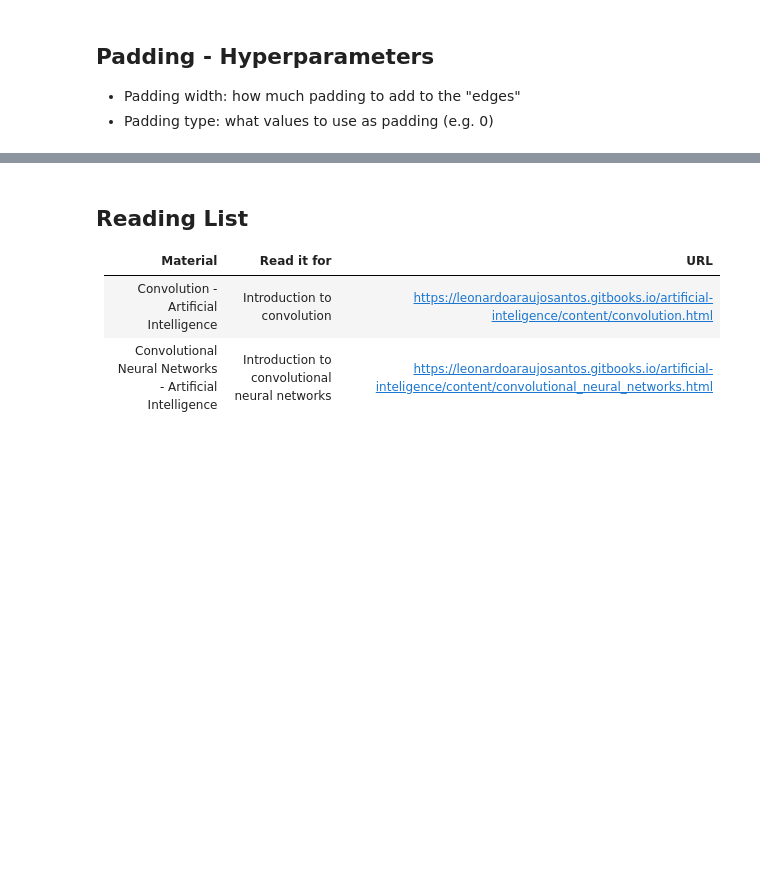
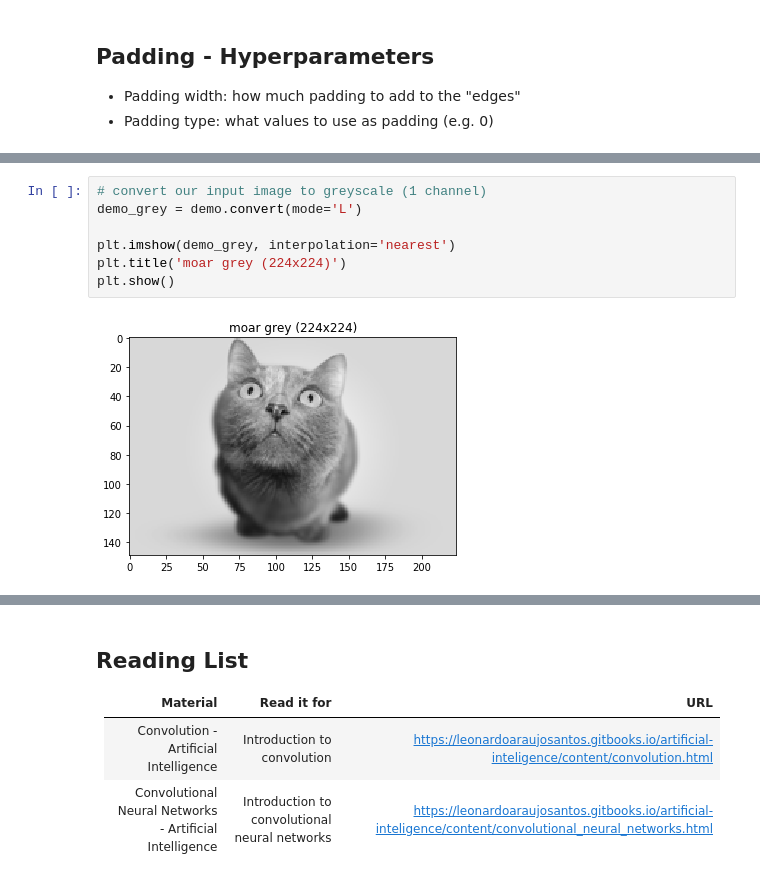
Before and after one commit to lisaong/mldds-courseware, a Jupyter notebook: 03_TextImage/image.ipynb, the cells around one changed output, grey strips where cells are left out. Drawn from its saved outputs; the diff is of its cells as text; blank space fills up the shorter version.

Commit message:
convolution demo

```diff
--- a/03_TextImage/image.ipynb
+++ b/03_TextImage/image.ipynb
@@ -204,0 +216,9 @@ Input: blue boxes, Result: green boxes
+# %%
+# convert our input image to greyscale (1 channel)
+demo_grey = demo.convert(mode='L')
+
+plt.imshow(demo_grey, interpolation='nearest')
+plt.title('moar grey (224x224)')
+plt.show()
+# %% [output]
+[figure, added]
```
Also changed, not shown: parts of 3 cells of this notebook.
